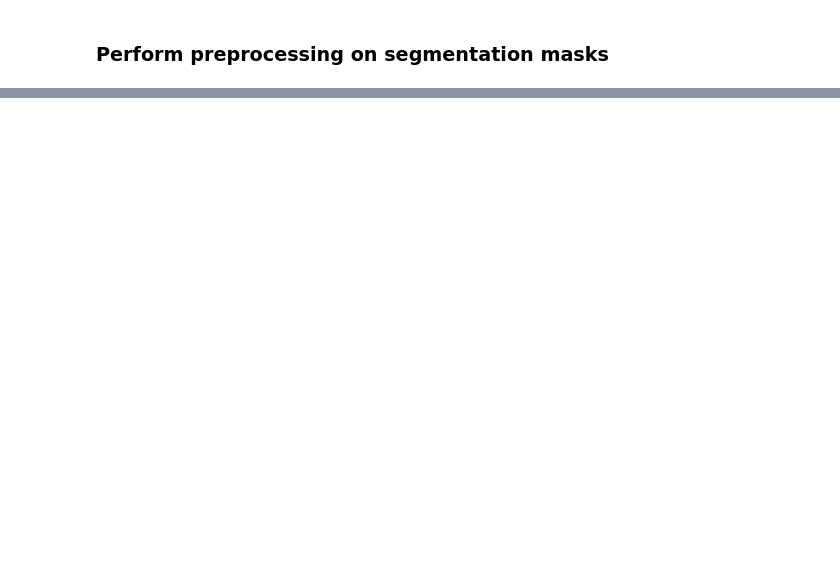
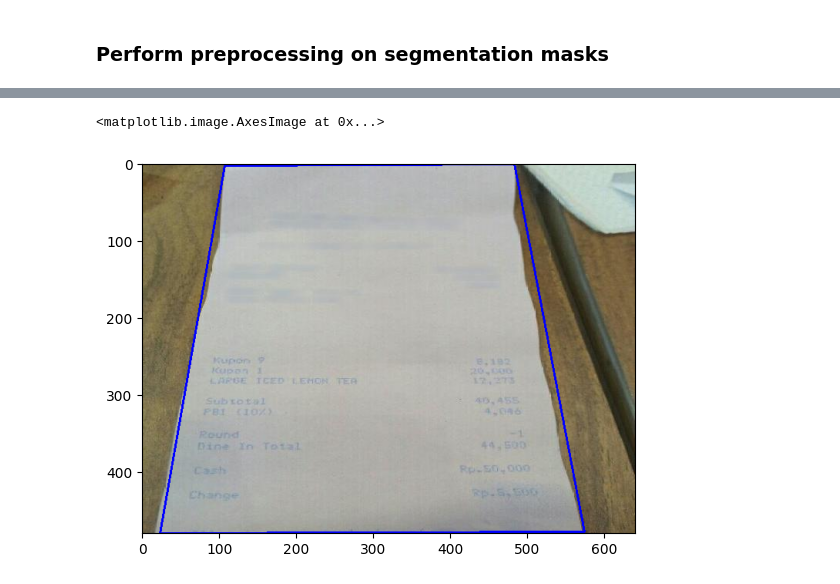
Before and after one commit to skeilbach/receipt2json, a Jupyter notebook: Yolov11CustomReceiptDetection.ipynb, the cells around one changed output, grey strips where cells are left out. Saved outputs shown, nothing was run; the diff lists cells and outputs as text; code cells hidden in the pictures; blank space fills up the shorter version.

```diff
--- a/Yolov11CustomReceiptDetection.ipynb
+++ b/Yolov11CustomReceiptDetection.ipynb
@@ -182,18 +260,19 @@ Note: you may need to restart the kernel to use updated packages.
 # Find contours
 contours, _ = cv2.findContours(dilated, cv2.RETR_EXTERNAL, cv2.CHAIN_APPROX_SIMPLE)
 
-img = cv2.imread(f'{HOME}/custom_data/IMG_7593.jpg')
-height, width = result[0].masks.data[0].cpu().numpy().shape
-img_resized = cv2.resize(img, (width, height))
-img_resized_rgb = cv2.cvtColor(img_resized, cv2.COLOR_BGR2RGB)
+# Get largest contour
+largest_contour = sorted(contours, key = cv2.contourArea, reverse = True)[0]
 
 #Fit the rotated rectangle
 if contours:
-    rect = cv2.minAreaRect(contours[0])  # Get the rotated bounding box
+    hull = cv2.convexHull(largest_contour)
+    approx = approximate_contour(hull)
+    rect = cv2.minAreaRect(hull)  # Get the rotated bounding box
     box = cv2.boxPoints(rect)  # Convert to 4 corner points
     box = np.int64(box)  # Convert to integer values
 
     # Draw the rectangle on the mask
-    cv2.drawContours(img_resized_rgb, [box], 0, (0, 255, 0), 2)
-    cv2.drawContours(img_resized_rgb, contours, 0, (255, 0, 0), 2)
+    cv2.drawContours(img_test, [largest_contour], 0, (0, 255, 0), 2)
+    cv2.drawContours(img_test, [hull], 0, (255, 0, 0), 2)
+    cv2.drawContours(img_test, [approx], 0, (0, 0, 255), 2)
 # %%
@@ -206,0 +283,8 @@ Yolov11CustomReceiptDetection.ipynb  onstart.sh  ports.log  receipt2json/
+# %%
+crns = revert_corners_to_original(approx, mask_extended.shape, mask.shape)
+# %%
+cv2.drawContours(img_test, [crns], 0, (0, 0, 255), 2)
+plt.imshow(img_test)
+# %% [output]
+<matplotlib.image.AxesImage at 0x...>
+[figure, added]
```
Also changed, not shown: parts of 17 cells of this notebook.
